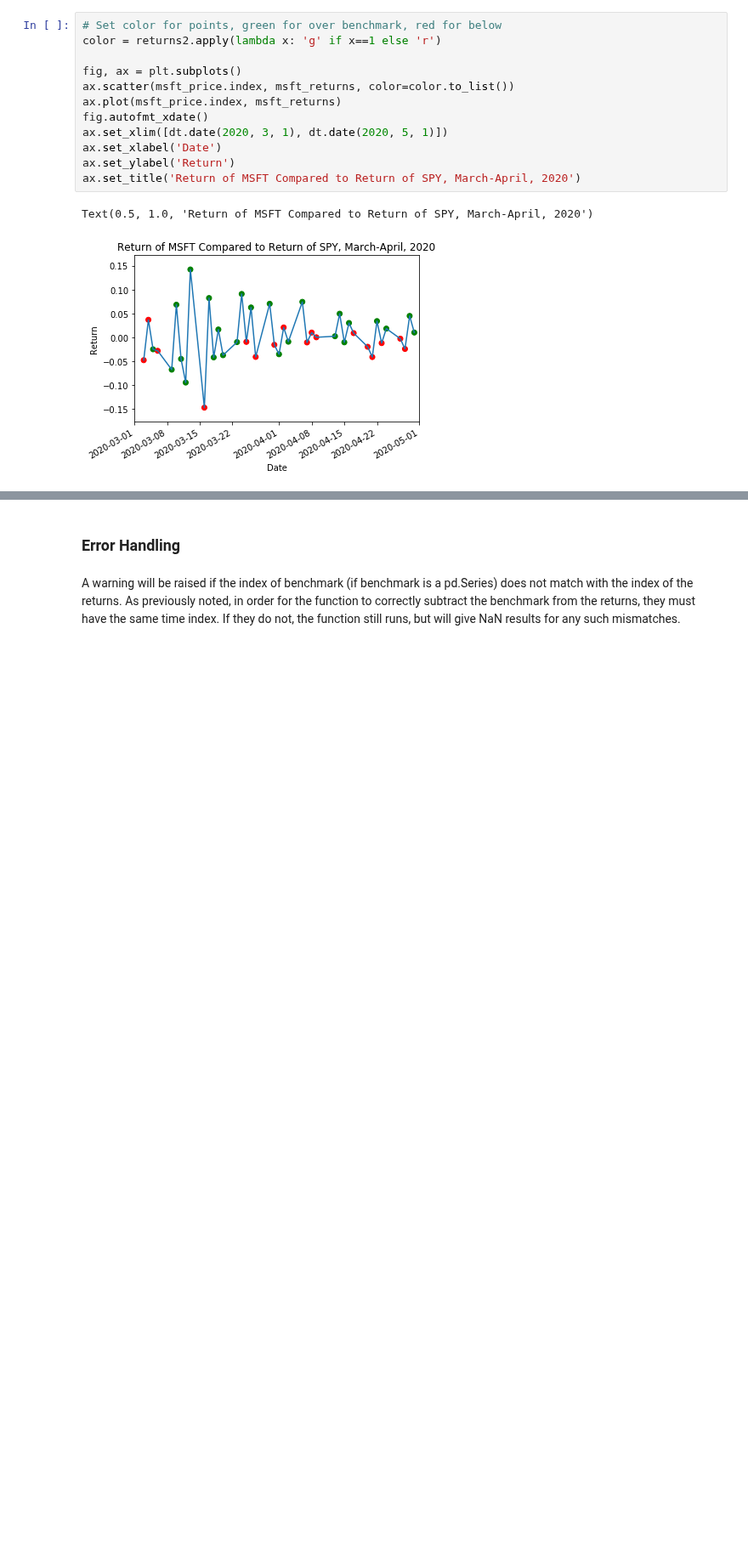
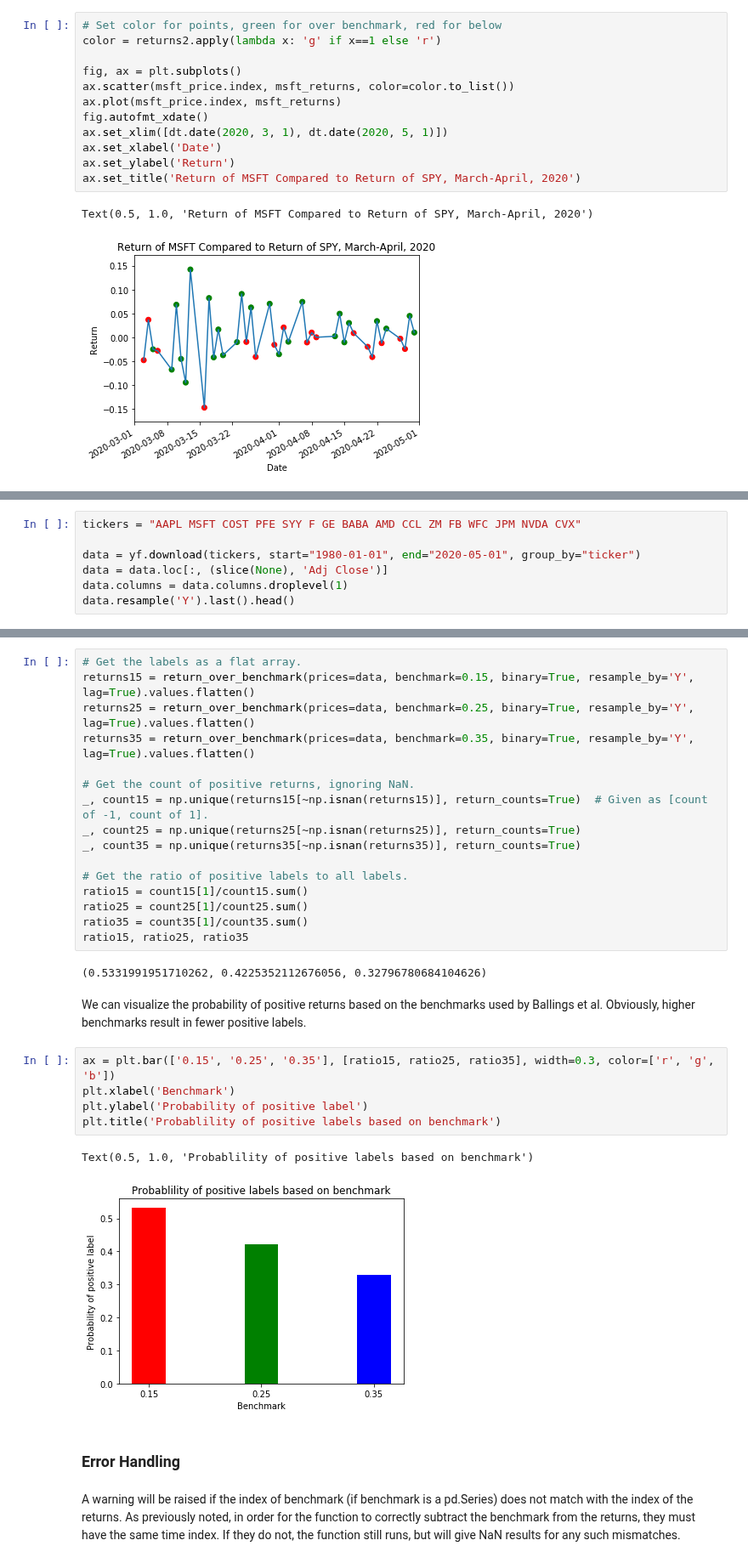
Before and after one commit to tzw101/research, a Jupyter notebook: Labelling/Labeling vs Benchmark/Labeling vs Benchmark.ipynb, the cells around one changed output, grey strips where cells are left out. Shown at 85% size. Cells and saved outputs as stored; diff of their text form; blank space fills up the shorter version.

```diff
--- a/Labelling/Labeling vs Benchmark/Labeling vs Benchmark.ipynb
+++ b/Labelling/Labeling vs Benchmark/Labeling vs Benchmark.ipynb
@@ -101,0 +116,7 @@ Text(0.5, 1.0, 'Return of MSFT Compared to Return of SPY, March-April, 2020')
+# %%
+tickers = "AAPL MSFT COST PFE SYY F GE BABA AMD CCL ZM FB WFC JPM NVDA CVX"
+
+data = yf.download(tickers, start="1980-01-01", end="2020-05-01", group_by="ticker")
+data = data.loc[:, (slice(None), 'Adj Close')]
+data.columns = data.columns.droplevel(1)
+data.resample('Y').last().head()
@@ -102,3 +132,31 @@ Text(0.5, 1.0, 'Return of MSFT Compared to Return of SPY, March-April, 2020')
+# %%
+# Get the labels as a flat array.
+returns15 = return_over_benchmark(prices=data, benchmark=0.15, binary=True, resample_by='Y', lag=True).values.flatten()
+returns25 = return_over_benchmark(prices=data, benchmark=0.25, binary=True, resample_by='Y', lag=True).values.flatten()
+returns35 = return_over_benchmark(prices=data, benchmark=0.35, binary=True, resample_by='Y', lag=True).values.flatten()
+
+# Get the count of positive returns, ignoring NaN.
+_, count15 = np.unique(returns15[~np.isnan(returns15)], return_counts=True)  # Given as [count of -1, count of 1].
+_, count25 = np.unique(returns25[~np.isnan(returns25)], return_counts=True)
+_, count35 = np.unique(returns35[~np.isnan(returns35)], return_counts=True)
+
+# Get the ratio of positive labels to all labels.
+ratio15 = count15[1]/count15.sum()
+ratio25 = count25[1]/count25.sum()
+ratio35 = count35[1]/count35.sum()
+ratio15, ratio25, ratio35
+# %% [output]
+(0.5331991951710262, 0.4225352112676056, 0.32796780684104626)
+# %% [markdown]
+We can visualize the probability of positive returns based on the benchmarks used by Ballings et al. Obviously, higher benchmarks result in fewer positive labels.
+# %%
+ax = plt.bar(['0.15', '0.25', '0.35'], [ratio15, ratio25, ratio35], width=0.3, color=['r', 'g', 'b'])
+plt.xlabel('Benchmark')
+plt.ylabel('Probability of positive label')
+plt.title('Probablility of positive labels based on benchmark')
+# %% [output]
+Text(0.5, 1.0, 'Probablility of positive labels based on benchmark')
+[figure, added]
 # %% [markdown]
 ### Error Handling
 # %% [markdown]
```
Also changed, not shown: parts of 13 cells of this notebook.
